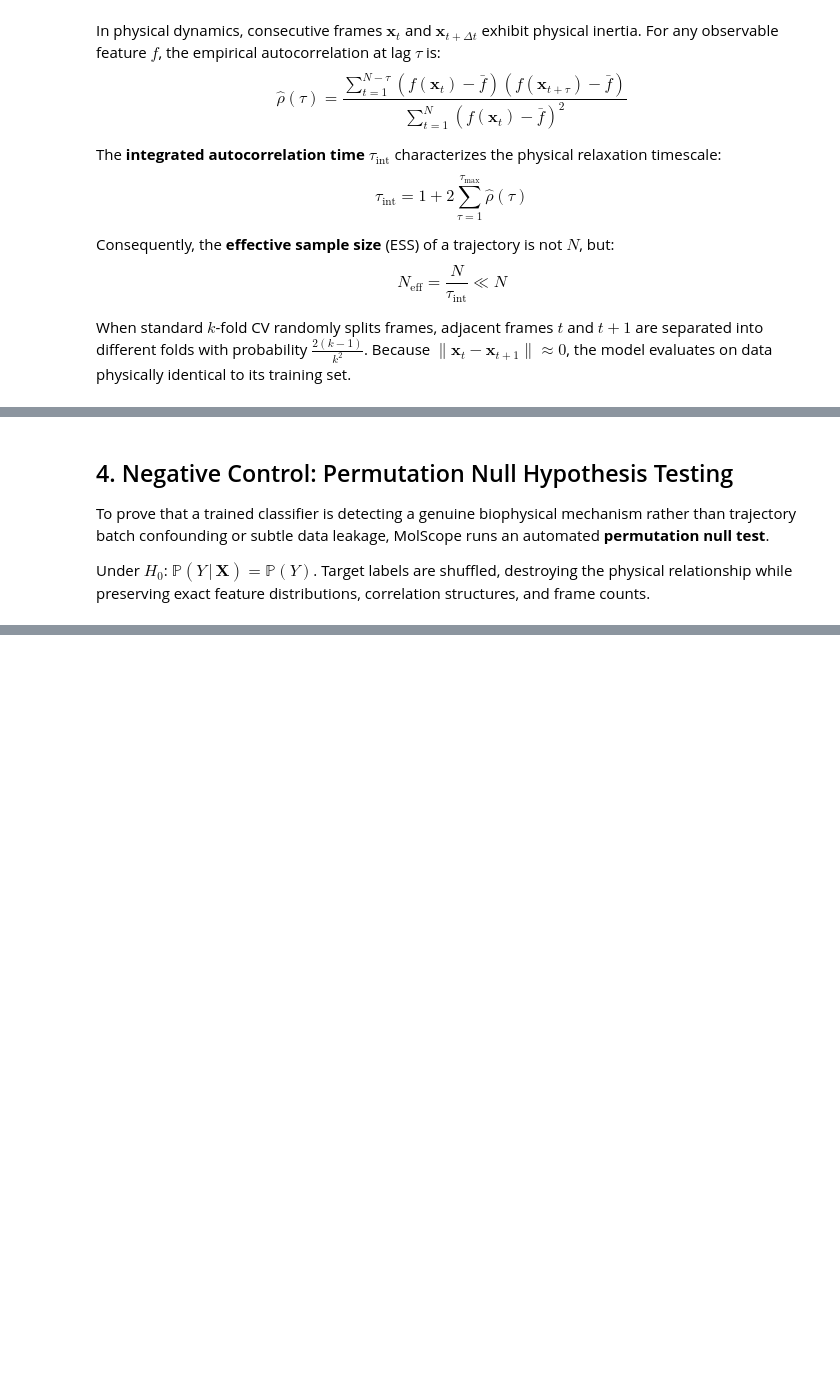
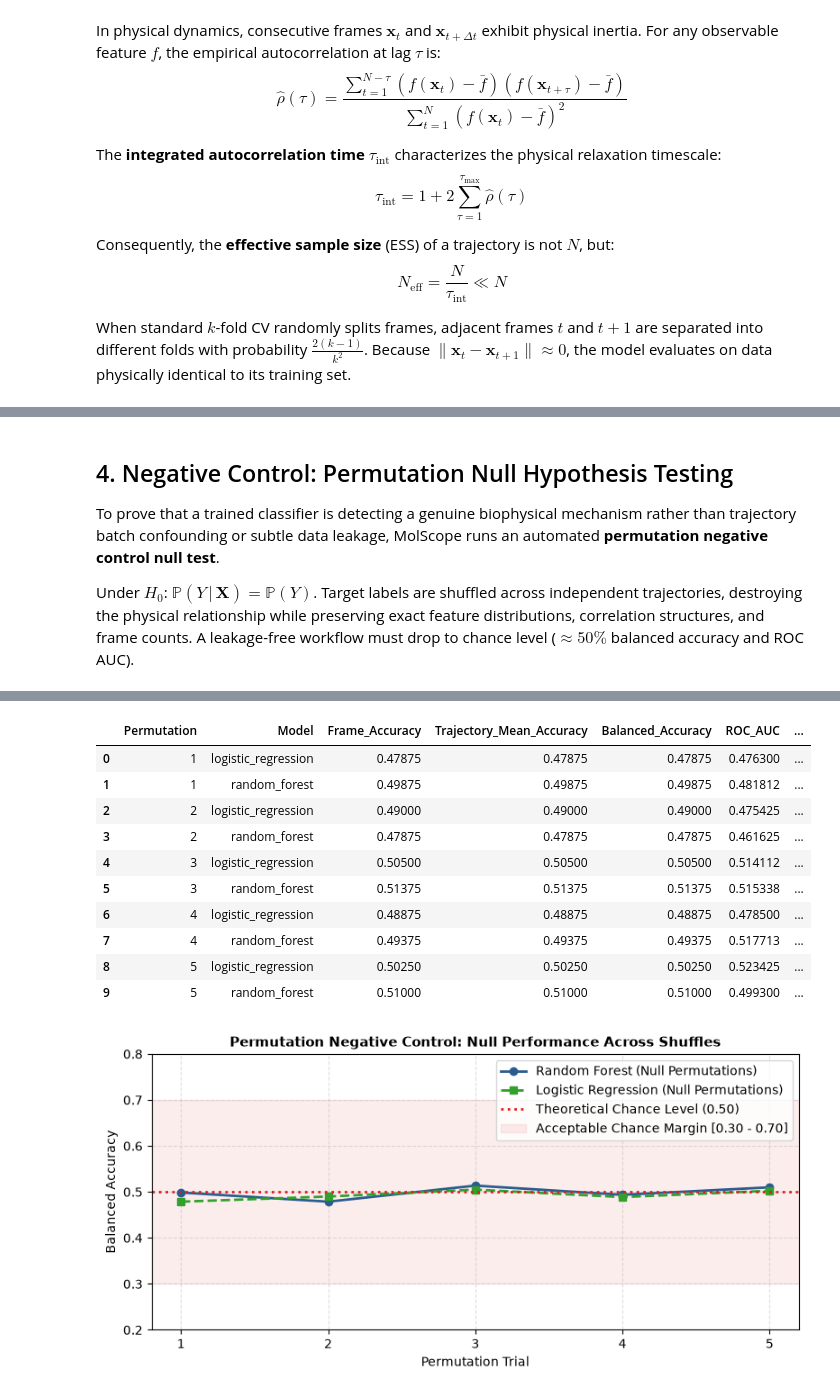
Before and after one commit to N-S8990/molscope, a Jupyter notebook: notebooks/07_ML_Validation_and_Leakage_Prevention.ipynb, the cells around one changed output, grey strips where cells are left out. Saved outputs shown, nothing was run; the diff lists cells and outputs as text; code cells hidden in the pictures; blank space fills up the shorter version.

```diff
--- a/notebooks/07_ML_Validation_and_Leakage_Prevention.ipynb
+++ b/notebooks/07_ML_Validation_and_Leakage_Prevention.ipynb
@@ -87,34 +184,74 @@ for fold_idx, (train_idx, test_idx) in enumerate(splits, 1):
 # %% [markdown]
 ## 4. Negative Control: Permutation Null Hypothesis Testing
 
-To prove that a trained classifier is detecting a genuine biophysical mechanism rather than trajectory batch confounding or subtle data leakage, MolScope runs an automated **permutation null test**.
+To prove that a trained classifier is detecting a genuine biophysical mechanism rather than trajectory batch confounding or subtle data leakage, MolScope runs an automated **permutation negative control null test**.
 
 Under $H_0$: $\mathbb{P}(Y \,|\, \mathbf{X}) = \mathbb{P}(Y)$.
-Target labels are shuffled, destroying the physical relationship while preserving exact feature distributions, correlation structures, and frame counts.
+Target labels are shuffled across independent trajectories, destroying the physical relationship while preserving exact feature distributions, correlation structures, and frame counts. A leakage-free workflow must drop to chance level ($\approx 50\%$ balanced accuracy and ROC AUC).
 # %%
+import numpy as np
+import pandas as pd
+import matplotlib.pyplot as plt
 from molscope.analysis.quality.statistical_rigor import evaluate_permutation_null_control
 from molscope.analysis.predictive.workflow import MLWorkflowConfig
 
-# Generate synthetic multi-trajectory dataset: 8 trajectories
-features_df = pd.DataFrame(np.random.normal(size=(800, 10)), columns=[f"F_{i}" for i in range(10)])
-labels_series = pd.Series([f"state_{i % 2}" for i in range(800)])
+# Generate synthetic multi-trajectory dataset: 8 independent trajectories
+rng = np.random.default_rng(42)
+n_trajectories = 8
+frames_per_traj = 100
+total_frames = n_trajectories * frames_per_traj
+
+features_df = pd.DataFrame(rng.normal(size=(total_frames, 10)), columns=[f"F_{i}" for i in range(10)])
 manifest_df = pd.DataFrame({
-    "trajectory_id": [f"traj_{i // 100}" for i in range(800)],
-    "frame_index": range(800),
-    "time_ps": range(800),
+    "trajectory_id": [f"traj_{i // frames_per_traj}" for i in range(total_frames)],
+    "frame_index": range(total_frames),
+    "time_ps": range(total_frames),
+    "state": [f"state_{(i // frames_per_traj) % 2}" for i in range(total_frames)],
 })
 
-config = MLWorkflowConfig(supervised_splits=2, models=("logistic_regression",))
+config = MLWorkflowConfig(n_splits=2, rf_estimators=30, random_state=42)
 
 null_eval = evaluate_permutation_null_control(
     features=features_df,
-    target=labels_series,
     manifest=manifest_df,
+    target_column="state",
     config=config,
-    n_permutations=3,
+    n_permutations=5,
+    random_state=42,
 )
 
 print("Permutation Negative Control Results:")
-print(f"  Null Test Status:              {null_eval['status']}")
-print(f"  Permutation Accuracies:        {null_eval['permutation_scores']}")
-print(f"  Mean Null Balanced Accuracy:   {null_eval['mean_null_score']:.3f} (Chance = 0.50)")
+print(f"  Chance Consistent:             {null_eval['is_chance_consistent']} (Passed)")
+print(f"  Shuffling Mode:                {null_eval['shuffling_mode']}")
+print(f"  Permutations Evaluated:        {null_eval['n_permutations']}")
+print(f"  Mean Null Balanced Accuracy:   {null_eval['mean_balanced_accuracy']:.3f} (Theoretical Chance = 0.500)")
+print(f"  Median Null Balanced Accuracy: {null_eval['median_balanced_accuracy']:.3f}")
+if np.isfinite(null_eval['mean_roc_auc']):
+    print(f"  Mean Null ROC AUC:             {null_eval['mean_roc_auc']:.3f} (Theoretical Chance = 0.500)")
+
+print("\nNull Distribution Summary Table:")
+display(null_eval["null_distribution"])
+
+# Visualize permutation null scores vs theoretical chance baseline
+null_df = null_eval["null_distribution"]
+rf_scores = null_df[null_df["Model"] == "random_forest"]["Balanced_Accuracy"].to_numpy()
+lr_scores = null_df[null_df["Model"] == "logistic_regression"]["Balanced_Accuracy"].to_numpy()
+
+fig, ax = plt.subplots(figsize=(8, 4), dpi=100)
+x = np.arange(1, len(rf_scores) + 1)
+ax.plot(x, rf_scores, marker="o", color="#2b5c8f", lw=2, label="Random Forest (Null Permutations)")
+if len(lr_scores) > 0:
+    ax.plot(x, lr_scores, marker="s", color="#33a02c", lw=2, linestyle="--", label="Logistic Regression (Null Permutations)")
+
+ax.axhline(0.50, color="#e31a1c", linestyle=":", lw=2, label="Theoretical Chance Level (0.50)")
+ax.axhspan(0.30, 0.70, color="#e31a1c", alpha=0.08, label="Acceptable Chance Margin [0.30 - 0.70]")
+ax.set_ylim(0.2, 0.8)
+ax.set_xticks(x)
+ax.set_xlabel("Permutation Trial", fontsize=10)
+ax.set_ylabel("Balanced Accuracy", fontsize=10)
+ax.set_title("Permutation Negative Control: Null Performance Across Shuffles", fontsize=11, fontweight="bold")
+ax.legend(loc="upper right", frameon=True)
+ax.grid(True, linestyle="--", alpha=0.4)
+plt.tight_layout()
+plt.show()
+# %% [output]
@@ -120,0 +267,12 @@ print(f"  Mean Null Balanced Accuracy:   {null_eval['mean_null_score']:.3f} (Cha
+|  | Permutation | Model | Frame_Accuracy | Trajectory_Mean_Accuracy | Balanced_Accuracy | ROC_AUC | ... |
+| 0 | 1 | logistic_regression | 0.47875 | 0.47875 | 0.47875 | 0.476300 | ... |
+| 1 | 1 | random_forest | 0.49875 | 0.49875 | 0.49875 | 0.481812 | ... |
+| 2 | 2 | logistic_regression | 0.49000 | 0.49000 | 0.49000 | 0.475425 | ... |
+| 3 | 2 | random_forest | 0.47875 | 0.47875 | 0.47875 | 0.461625 | ... |
+| 4 | 3 | logistic_regression | 0.50500 | 0.50500 | 0.50500 | 0.514112 | ... |
+| 5 | 3 | random_forest | 0.51375 | 0.51375 | 0.51375 | 0.515338 | ... |
+| 6 | 4 | logistic_regression | 0.48875 | 0.48875 | 0.48875 | 0.478500 | ... |
+| 7 | 4 | random_forest | 0.49375 | 0.49375 | 0.49375 | 0.517713 | ... |
+| 8 | 5 | logistic_regression | 0.50250 | 0.50250 | 0.50250 | 0.523425 | ... |
+| 9 | 5 | random_forest | 0.51000 | 0.51000 | 0.51000 | 0.499300 | ... |
+[figure, added]
```
Also changed, not shown: parts of 9 cells of this notebook.
